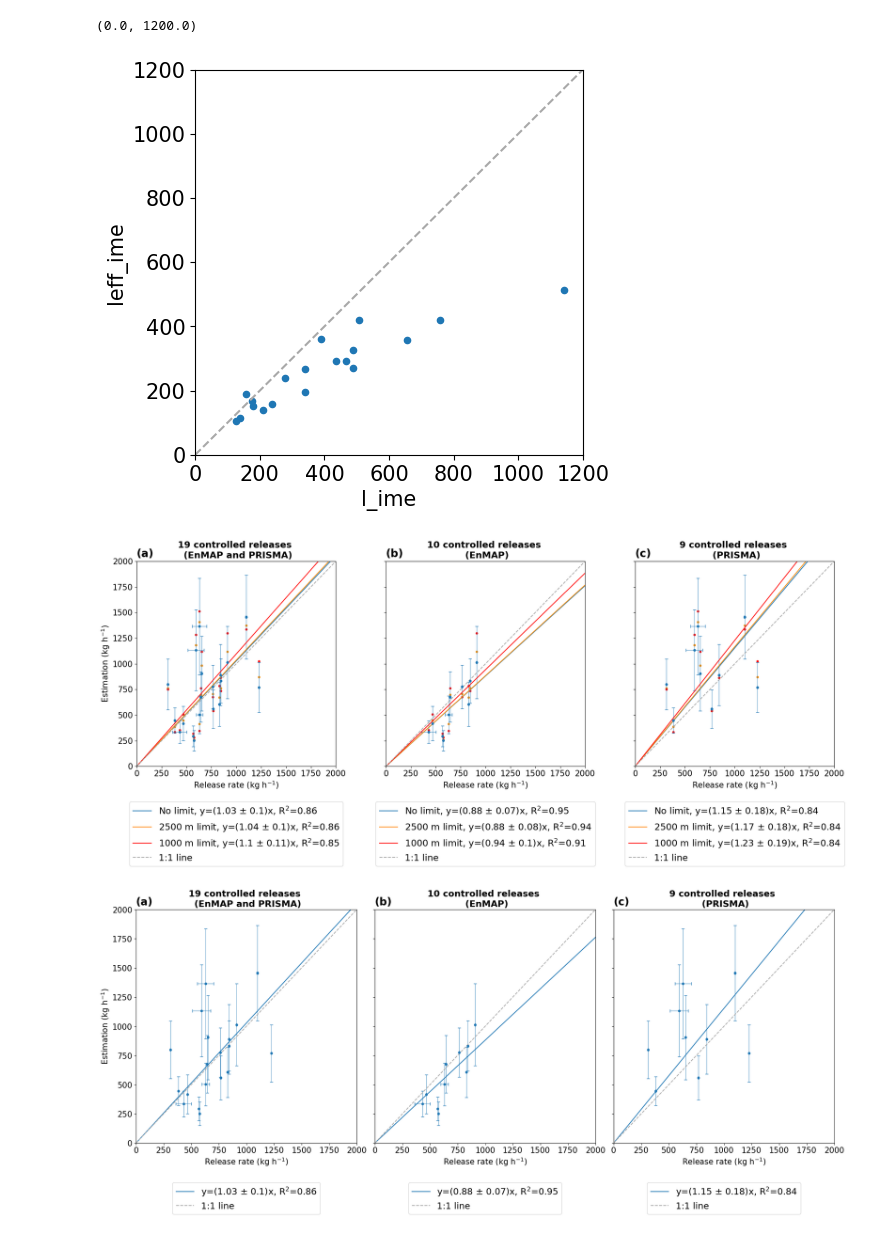
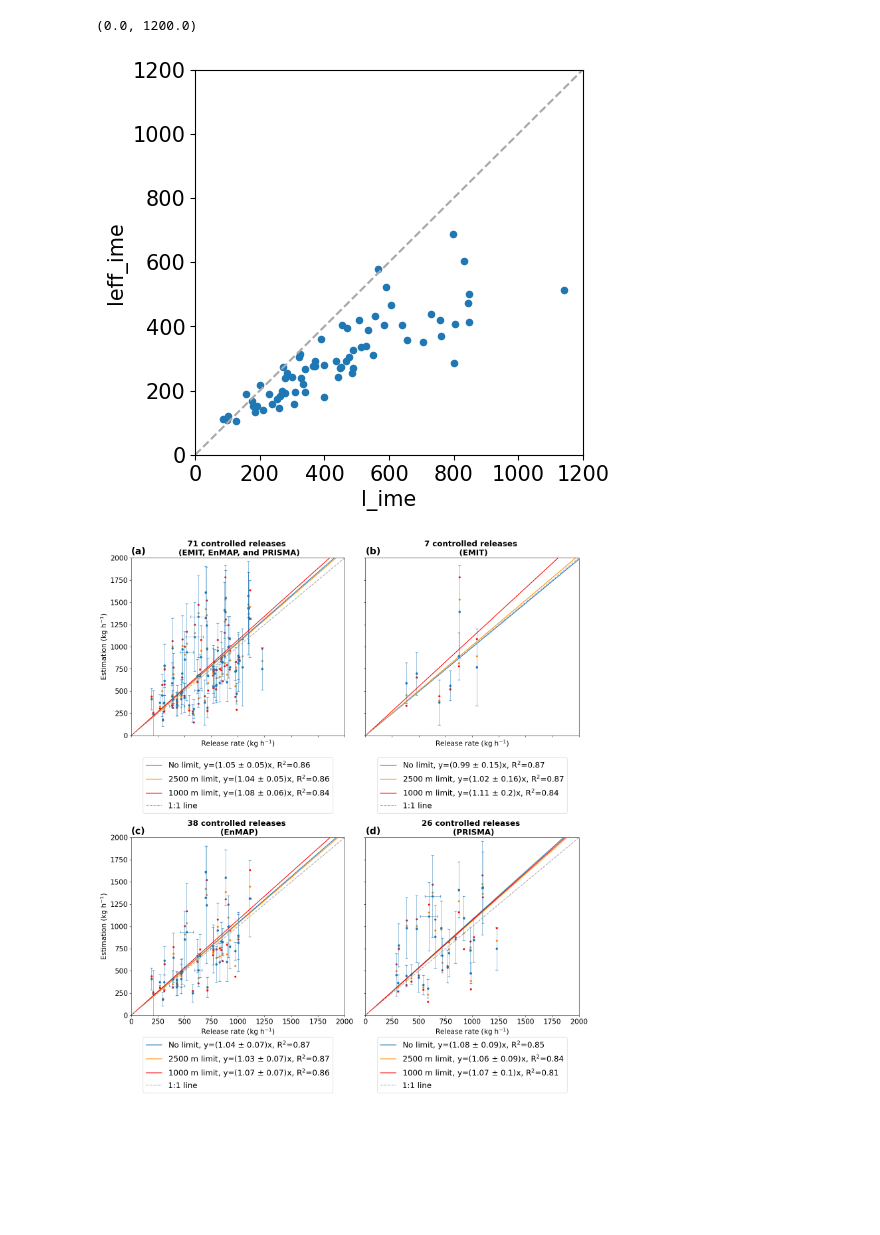
Before and after one commit to zxdawn/HyperGas-GMD, a Jupyter notebook: notebooks/controlled_releases.ipynb, the cells around one changed output. Drawn from its saved outputs; the diff is of its cells as text; code cells hidden in the pictures; blank space fills up the shorter version.

```diff
--- a/notebooks/controlled_releases.ipynb
+++ b/notebooks/controlled_releases.ipynb
@@ -18,10 +18,11 @@ rcParams['legend.fontsize'] = font_size
 rcParams['figure.titlesize'] = font_size
 rcParams['figure.titleweight'] = 'bold'
 # %%
-df_prisma_phase0 = pd.read_csv('../data/stanford_controlled_release/phase0/PRISMA_data/emiss_summary.csv')
-df_enmap_phase0 = pd.read_csv('../data/stanford_controlled_release/phase0/EnMAP_data/emiss_summary.csv')
+df_prisma_all = pd.read_csv('../data/stanford_controlled_release/all_phases/PRISMA_data/emiss_summary.csv')
+df_enmap_all = pd.read_csv('../data/stanford_controlled_release/all_phases/EnMAP_data/emiss_summary.csv')
+df_emit_all = pd.read_csv('../data/stanford_controlled_release/all_phases/EMIT_data/emiss_summary.csv')
 
-df_phase0 = pd.concat([df_prisma_phase0, df_enmap_phase0])
+df_all = pd.concat([df_prisma_all, df_enmap_all, df_emit_all])
 
 # check more data if you have them .....
 
@@ -45,7 +46,7 @@ df_phase0 = pd.concat([df_prisma_phase0, df_enmap_phase0])
 # %%
 fig, axs = plt.subplots(figsize=(5, 5))
 
-df_phase0[df_phase0['plume_limit'] == 0].plot.scatter(ax=axs, x='l_ime', y='leff_ime')
+df_all[df_all['plume_limit'] == 0].plot.scatter(ax=axs, x='l_ime', y='leff_ime')
 
 axs.axline(xy1=(0, 0), slope=1, label=f'1:1 line',  c='darkgray', ls='--')
 
@@ -53,7 +54,7 @@ axs.set_xlim(0, 1200)
 axs.set_ylim(0, 1200)
 # %% [output]
 (0.0, 1200.0)
-[figure, old version]
+[figure, new version]
 # %%
 def fit_line_odr(x, y, sx=None, sy=None):
     # Define the linear function
@@ -267,70 +268,44 @@ def subplot_line(df, ax, fit_method='ODR'):
     plot_fit(df, ax=ax, limit=1000, color='red', plot_scatter=True, fit_method=fit_method)
 
     ax.axline(xy1=(0, 0), slope=1, label=f'1:1 line',  c='darkgray', ls='--')
-    ax.legend(loc='upper center', bbox_to_anchor=(0.5, -0.15))
+    ax.legend(loc='upper center', bbox_to_anchor=(0.5, -0.1))
 
 def subplot_oneline(df, ax, fit_method='ODR'):
     plot_fit(df, ax=ax, limit=0, color='C0', fit_method=fit_method, limit_text=False)
 
     ax.axline(xy1=(0, 0), slope=1, label=f'1:1 line',  c='darkgray', ls='--')
-    ax.legend(loc='upper center', bbox_to_anchor=(0.5, -0.15))
+    ax.legend(loc='upper center', bbox_to_anchor=(0.5, -0.1))
 # %%
-fig, axs = plt.subplots(figsize=(20, 9), ncols=3, sharex=True, sharey=True)
+fig, axs = plt.subplots(figsize=(15, 17), nrows=2, ncols=2, sharex=True, sharey=True)
+axs = axs.flatten()
 
-# subplot_oneline(df_phase0, axs[0], fit_method='OLS')
-subplot_line(df_phase0, axs[0], fit_method='OLS')
-axs[0].set_title(str(len(df_phase0.drop_duplicates(subset=['plume_id'])))+' controlled releases \n (EnMAP and PRISMA)')
+subplot_line(df_all, axs[0], fit_method='OLS')
+axs[0].set_title(str(len(df_all.drop_duplicates(subset=['plume_id'])))+' controlled releases \n (EMIT, EnMAP, and PRISMA)')
 
-subplot_line(df_enmap_phase0, axs[1], fit_method='OLS')
-axs[1].set_title(str(len(df_enmap_phase0.drop_duplicates(subset=['plume_id'])))+' controlled releases \n (EnMAP)')
+subplot_line(df_emit_all, axs[1], fit_method='OLS')
+axs[1].set_title(str(len(df_emit_all.drop_duplicates(subset=['plume_id'])))+' controlled releases \n (EMIT)')
 
-subplot_line(df_prisma_phase0, axs[2], fit_method='OLS')
-axs[2].set_title(str(len(df_prisma_phase0.drop_duplicates(subset=['plume_id'])))+' controlled releases \n (PRISMA)')
+subplot_line(df_enmap_all, axs[2], fit_method='OLS')
+axs[2].set_title(str(len(df_enmap_all.drop_duplicates(subset=['plume_id'])))+' controlled releases \n (EnMAP)')
+
+subplot_line(df_prisma_all, axs[3], fit_method='OLS')
+axs[3].set_title(str(len(df_prisma_all.drop_duplicates(subset=['plume_id'])))+' controlled releases \n (PRISMA)')
 
 axs[0].set_ylabel('Estimation (kg h$^{-1}$)')
+axs[2].set_ylabel('Estimation (kg h$^{-1}$)')
+
 for ax in axs:
     ax.set_xlim(0, 2000)
     ax.set_ylim(0, 2000)
     ax.set_xlabel('Release rate (kg h$^{-1}$)')
 
 for n, ax in enumerate(axs):#[ax1, ax2, ax3, ax4]):
     ax.text(0, 1.02, '({})'.format(string.ascii_lowercase[n]),
             transform=ax.transAxes,
             size=20, weight='bold')
 
 fig.tight_layout()
 # fig.savefig('../figures/phase0_OLS.png')
 fig.savefig('../figures/controlled_release.pdf')
 # %% [output]
-[figure, old version]
+[figure, new version]
-# %%
-fig, axs = plt.subplots(figsize=(20, 9), ncols=3, sharex=True, sharey=True)
-
-subplot_oneline(df_phase0, axs[0], fit_method='OLS')
-# subplot_line(df_phase0, axs[0], fit_method='OLS')
-axs[0].set_title(str(len(df_phase0.drop_duplicates(subset=['plume_id'])))+' controlled releases \n (EnMAP and PRISMA)')
-
-subplot_oneline(df_enmap_phase0, axs[1], fit_method='OLS')
-# subplot_line(df_enmap_phase0, axs[1], fit_method='OLS')
-axs[1].set_title(str(len(df_enmap_phase0.drop_duplicates(subset=['plume_id'])))+' controlled releases \n (EnMAP)')
-
-subplot_oneline(df_prisma_phase0, axs[2], fit_method='OLS')
-# subplot_line(df_prisma_phase0, axs[2], fit_method='OLS')
-axs[2].set_title(str(len(df_prisma_phase0.drop_duplicates(subset=['plume_id'])))+' controlled releases \n (PRISMA)')
-
-axs[0].set_ylabel('Estimation (kg h$^{-1}$)')
-for ax in axs:
-    ax.set_xlim(0, 2000)
-    ax.set_ylim(0, 2000)
-    ax.set_xlabel('Release rate (kg h$^{-1}$)')
-
-for n, ax in enumerate(axs):#[ax1, ax2, ax3, ax4]):
-    ax.text(0, 1.02, '({})'.format(string.ascii_lowercase[n]),
-            transform=ax.transAxes,
-            size=20, weight='bold')
-
-fig.tight_layout()
-# fig.savefig('../figures/phase0_OLS.png')
-# fig.savefig('../figures/controlled_release.pdf')
-# %% [output]
-[figure, removed]
```
Also changed, not shown: parts of 6 cells of this notebook.
